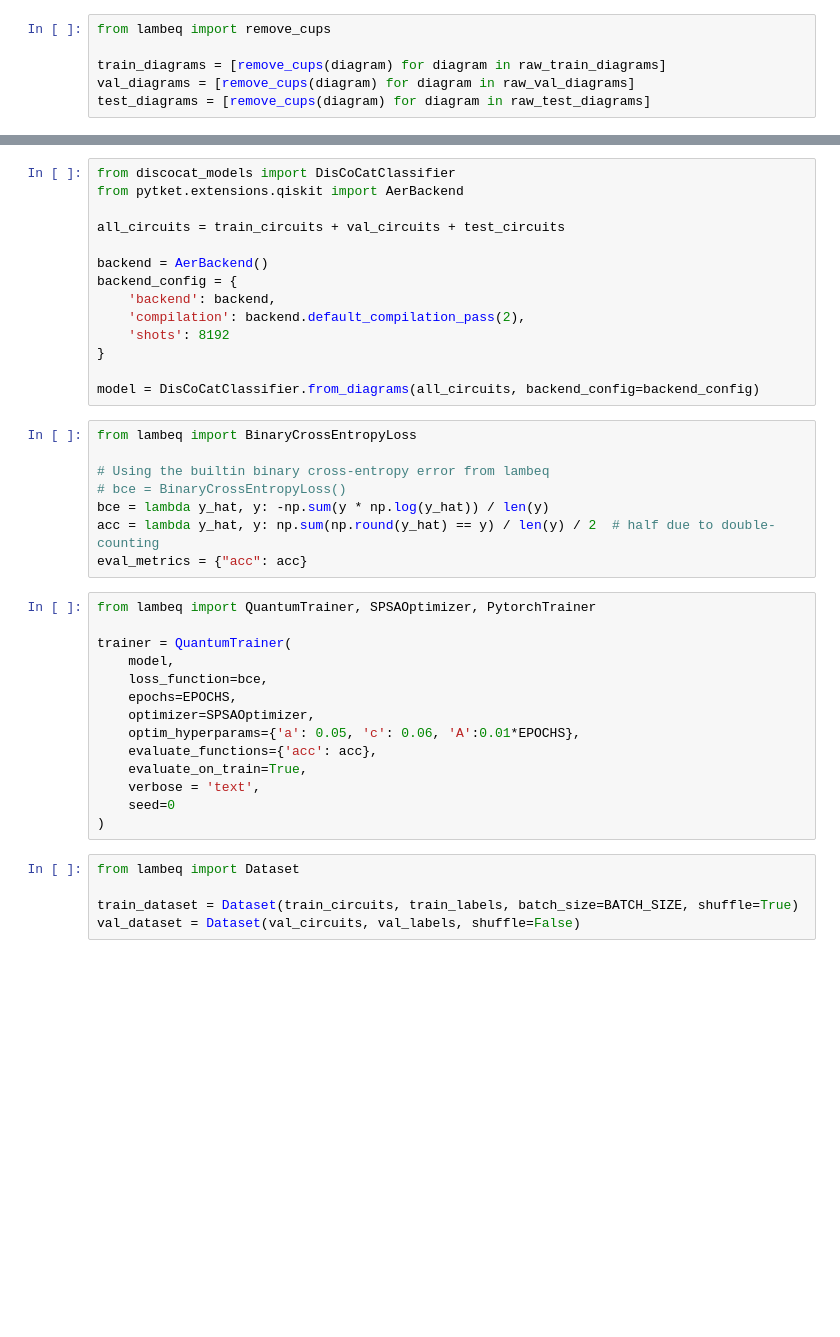
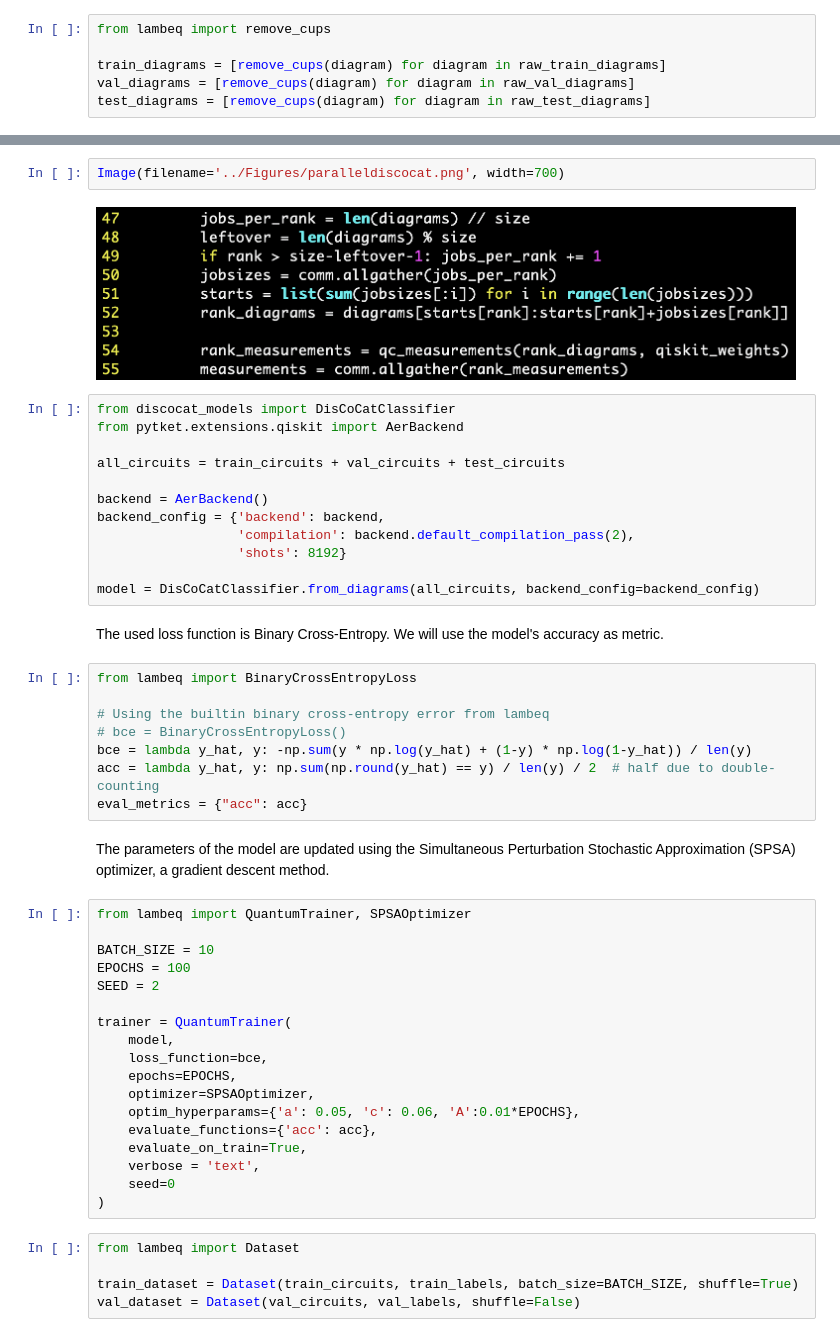
Before and after one commit to Tognognongo/QCE-tutorial, a Jupyter notebook: Examples/discocat_binary_classifier.ipynb, the cells around one changed output, grey strips where cells are left out. Saved outputs shown, nothing was run; the diff lists cells and outputs as text; blank space fills up the shorter version.

```diff
--- a/Examples/discocat_binary_classifier.ipynb
+++ b/Examples/discocat_binary_classifier.ipynb
@@ -88,3 +105,7 @@ train_circuits[0].draw(figsize=(6, 8))
+# %%
+Image(filename='../Figures/paralleldiscocat.png', width=700)
+# %% [output]
+[figure, added]
 # %%
 from discocat_models import DisCoCatClassifier
 from pytket.extensions.qiskit import AerBackend
@@ -92,23 +113,29 @@ from pytket.extensions.qiskit import AerBackend
 all_circuits = train_circuits + val_circuits + test_circuits
 
 backend = AerBackend()
-backend_config = {
-    'backend': backend,
-    'compilation': backend.default_compilation_pass(2),
-    'shots': 8192
-}
+backend_config = {'backend': backend,
+                  'compilation': backend.default_compilation_pass(2),
+                  'shots': 8192}
 
 model = DisCoCatClassifier.from_diagrams(all_circuits, backend_config=backend_config)
+# %% [markdown]
+The used loss function is Binary Cross-Entropy. We will use the model's accuracy as metric.
 # %%
 from lambeq import BinaryCrossEntropyLoss
 
 # Using the builtin binary cross-entropy error from lambeq
 # bce = BinaryCrossEntropyLoss()
-bce = lambda y_hat, y: -np.sum(y * np.log(y_hat)) / len(y)
+bce = lambda y_hat, y: -np.sum(y * np.log(y_hat) + (1-y) * np.log(1-y_hat)) / len(y)
 acc = lambda y_hat, y: np.sum(np.round(y_hat) == y) / len(y) / 2  # half due to double-counting
 eval_metrics = {"acc": acc}
+# %% [markdown]
+The parameters of the model are updated using the Simultaneous Perturbation Stochastic Approximation (SPSA) optimizer, a gradient descent method.
 # %%
-from lambeq import QuantumTrainer, SPSAOptimizer, PytorchTrainer
+from lambeq import QuantumTrainer, SPSAOptimizer
+
+BATCH_SIZE = 10
+EPOCHS = 100
+SEED = 2
 
 trainer = QuantumTrainer(
     model,
```
Also changed, not shown: parts of 27 cells of this notebook, 2 other files.
